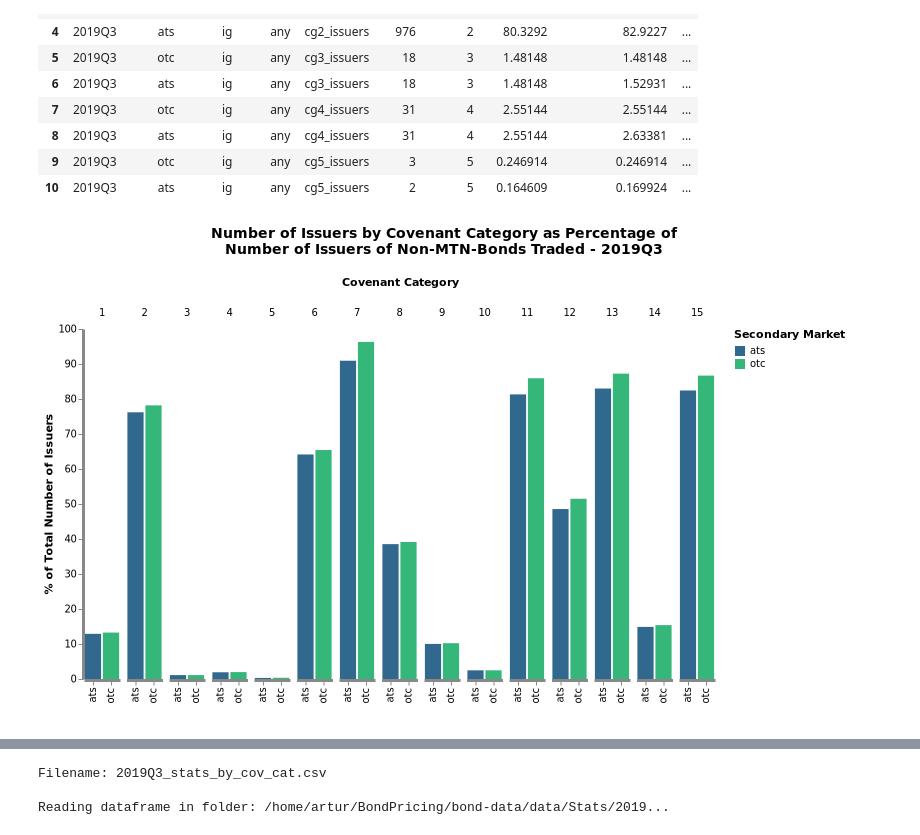
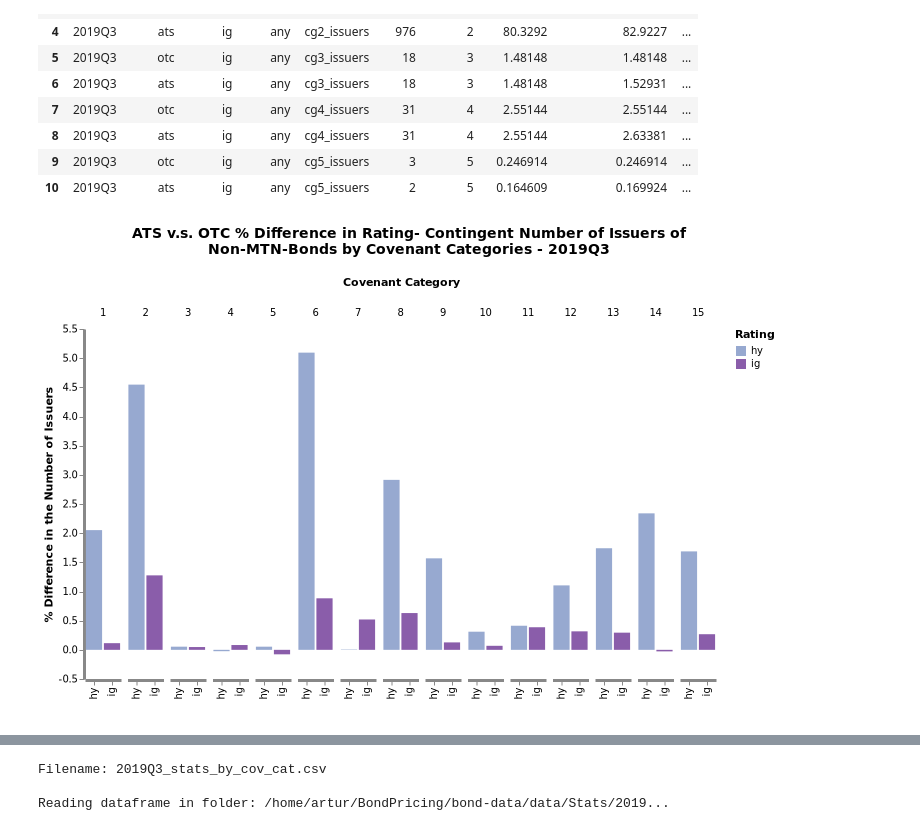
Before and after one commit to acbezerra/bond-data, a Jupyter notebook: notebooks/plots.ipynb, the cells around one changed output, grey strips where cells are left out. Drawn from its saved outputs; the diff is of its cells as text; code cells hidden in the pictures.

Commit message:
corrected plots + new cov-cat plots by credit rating

```diff
--- a/notebooks/plots.ipynb
+++ b/notebooks/plots.ipynb
@@ -114,44 +110,49 @@ WARNING: replacing module PlotMod.
 | 9 | 2019Q3 | otc | ig | any | cg5_issuers | 3 | 5 | 0.246914 | 0.246914 | ... |
 | 10 | 2019Q3 | ats | ig | any | cg5_issuers | 2 | 5 | 0.164609 | 0.169924 | ... |
 # %%
-main_path = "/home/artur/BondPricing/bond-data"
-scripts_path = string(main_path, "/data-scripts/plots")
-plt_dir = "plots"
-
-module_path = string(main_path, "/module")
-
-
-
 # Common Parameters {{{1
 color_scale="viridis"
 cal_formula=""
 cal_var=""
 col_var="cov_cat"
 col_var_type="ordinal"
 col_title="Covenant Category"
 col_sort="ascending"
 x_var="sbm:n"
 x_var_type="nominal"
 x_axis_title=" "
 width_step=18
 legend_title="Secondary Market"
 spacing=4.5
 height=350
-save_plt=false
+save_plt=true
 plt_type = "cov_cat"
 file_ext="png"
 # }}}1
-pl = [ ]
 
+stats_var=:issuers
+tt = PlotMod.prepare_cat_plot(scc; stat=stats_var)
+rt_tt = PlotMod.get_ats_otc_diffs_by_rt(scc, stats_var)
+tt = deepcopy(rt_tt[rt_tt[:, :sbm] .== :otc, :])
 
-y_var="perc_total"
-y_axis_title="% of Total Number of Issuers"
-title=[string("Number of Issuers by Covenant Category as Percentage of "),
-              "Number of Issuers of Non-MTN-Bonds Traded"]
+color_scale="bluepurple"
+
+cal_formula = ""
+cal_legend="Secondary Bond Market"
+cal_var=:sbm
+x_var="rt:n"
+x_var_type="nominal"
+legend_title="Rating"
+#height=250
+
+y_var="perc_diff"
+y_axis_title="% Difference in the Number of Issuers"
+title=["ATS v.s. OTC % Difference in Rating- Contingent Number of Issuers of" ,
+       "Non-MTN-Bonds by Covenant Categories"]
 if :period in Symbol.(names(tt))
     title[end] = string(title[end], " - ", tt[1, :period])
 end
 
 include(string(scripts_path, "/", "single_vega_plt_script.jl"))
 # %% [output]
-[figure, old version]
+[figure, new version]
```
Also changed, not shown: parts of 15 cells of this notebook, 23 other files.
